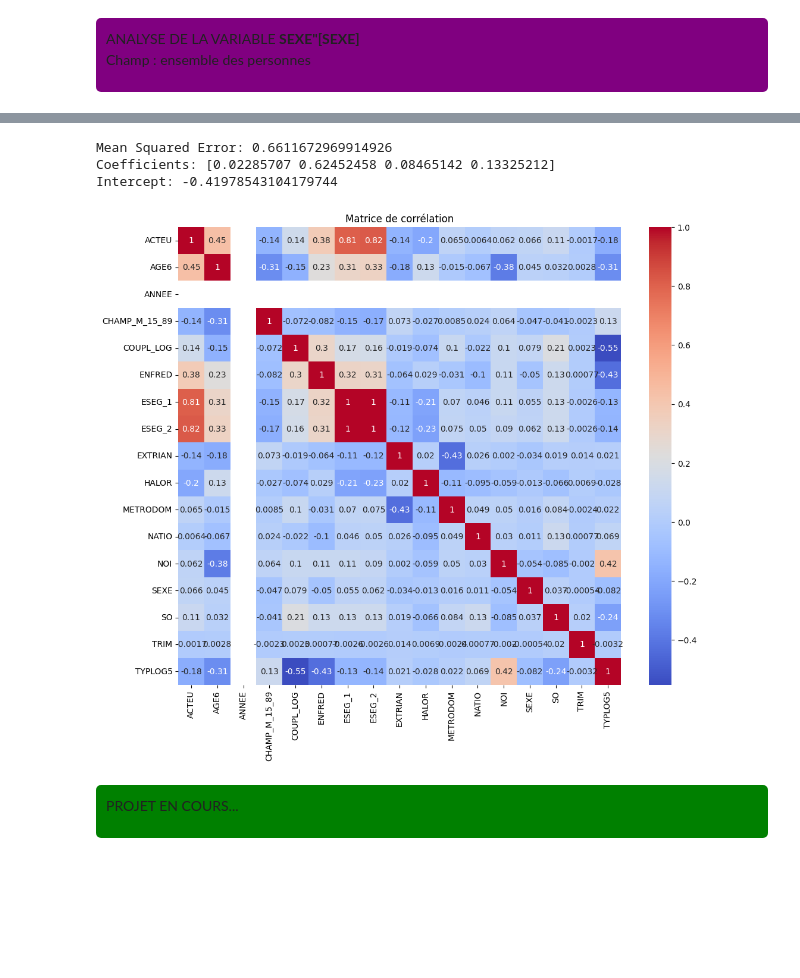
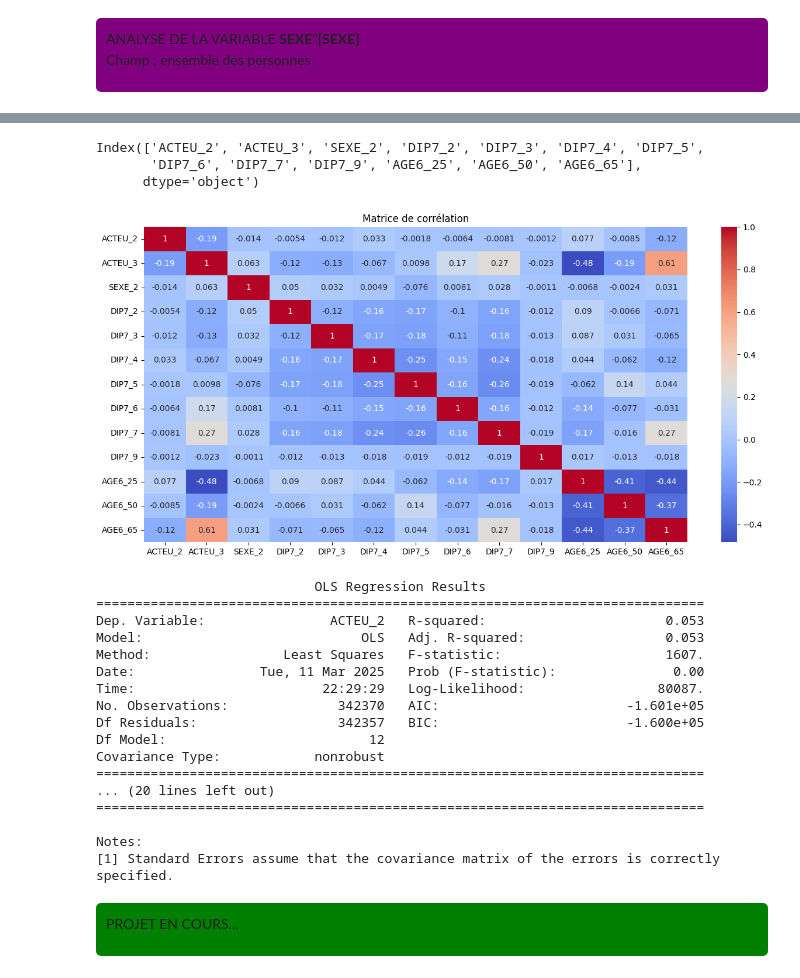
Before and after one commit to Gustiyn/ANALYSE-DES-DONNEES-ACTIVITE-EMPLOI-ET-CHOMAGE---ENQUETE-EMPLOI-EN-CONTINU, a Jupyter notebook: EEC23.ipynb, the cells around one changed output, grey strips where cells are left out. Drawn from its saved outputs; the diff is of its cells as text; code cells hidden in the pictures; blank space fills up the shorter version.

```diff
--- a/EEC23.ipynb
+++ b/EEC23.ipynb
@@ -603,46 +602,57 @@ plt.show()
 [figure]
-# %%
-# régression linéaire entre l'age, l'ancienneté (expérience), le sexe, le niveau d'éducation et le statut d'activité
-X = eec23[['AGE6', 'AAC', 'SEXE', 'DIP7']]
-y = eec23['ACTEU']
-
-# Imputation des valeurs manquantes par la moyenne
-imputer = SimpleImputer(strategy='mean')
-X_imputed = imputer.fit_transform(X)
-
-# Division des données en ensembles d'entraînement et de test
-X_train, X_test, y_train, y_test = train_test_split(X_imputed, y, test_size=0.2, random_state=0)
-
-# Création du modèle de régression linéaire
-model = LinearRegression()
-model.fit(X_train, y_train)
-
-# Prédictions
-y_pred = model.predict(X_test)
-
-# Évaluation du modèle
-mse = mean_squared_error(y_test, y_pred)
-print(f"Mean Squared Error: {mse}")
-
-# Affichage des coefficients
-print("Coefficients:", model.coef_)
-print("Intercept:", model.intercept_)
-# %% [output]
-Mean Squared Error: 0.6611672969914926
-Coefficients: [0.02285707 0.62452458 0.08465142 0.13325212]
-Intercept: -0.41978543104179744
+# %%
+reg_data = eec23[['AGE6', 'SEXE', 'DIP7', 'ACTEU']]
+reg_data = reg_data.dropna()
+reg_data = reg_data.astype(int)
+encoded_data = pd.get_dummies(reg_data, columns=['ACTEU', 'SEXE', 'DIP7', 'AGE6'], drop_first=True)
+encoded_data = encoded_data.astype(int)
+print(encoded_data.columns)
+# %% [output]
+Index(['ACTEU_2', 'ACTEU_3', 'SEXE_2', 'DIP7_2', 'DIP7_3', 'DIP7_4', 'DIP7_5',
+       'DIP7_6', 'DIP7_7', 'DIP7_9', 'AGE6_25', 'AGE6_50', 'AGE6_65'],
+      dtype='object')
 # %%
 # Calcul de la matrice de corrélation
-eec23_nonulls = eec23.dropna(axis=1)
-corr_matrix = eec23_nonulls.select_dtypes(include=[np.number]).corr()
+corr_matrix = encoded_data.select_dtypes(include=[np.number]).corr()
 
-plt.figure(figsize=(12, 10))
+plt.figure(figsize=(15, 7))
 # Affichage de la matrice de corrélation sous forme de heatmap avec seaborn
 sns.heatmap(corr_matrix, annot=True, cmap="coolwarm")
 plt.title('Matrice de corrélation')
 plt.show()
 # %% [output]
-[figure, old version]
+[figure, new version]
+# %%
+# Définir les variables explicatives (X) et la variable cible (y)
+X = encoded_data[['ACTEU_3', 'AGE6_25', 'AGE6_50', 'AGE6_65', 'SEXE_2', 'DIP7_2', 'DIP7_3', 'DIP7_4', 'DIP7_5', 'DIP7_6', 'DIP7_7', 'DIP7_9']]
+y = encoded_data['ACTEU_2']
+
+# Ajouter une constante pour l'interception (ordonnée à l'origine)
+X = sm.add_constant(X)
+
+# Ajuster le modèle de régression linéaire
+model = sm.OLS(y, X).fit()
+
+# Résumé des résultats
+print(model.summary())
+# %% [output]
+                            OLS Regression Results
+==============================================================================
+Dep. Variable:                ACTEU_2   R-squared:                       0.053
+Model:                            OLS   Adj. R-squared:                  0.053
+Method:                 Least Squares   F-statistic:                     1607.
+Date:                Tue, 11 Mar 2025   Prob (F-statistic):               0.00
+Time:                        22:29:29   Log-Likelihood:                 80087.
+No. Observations:              342370   AIC:                        -1.601e+05
+Df Residuals:                  342357   BIC:                        -1.600e+05
+Df Model:                          12
+Covariance Type:            nonrobust
+==============================================================================
+... (20 lines left out)
+==============================================================================
+
+Notes:
+[1] Standard Errors assume that the covariance matrix of the errors is correctly specified.
 # %% [markdown]
 <div style="background-color: green; padding: 10px; border-radius: 5px;">
 
```
Also changed, not shown: parts of 4 cells of this notebook.
